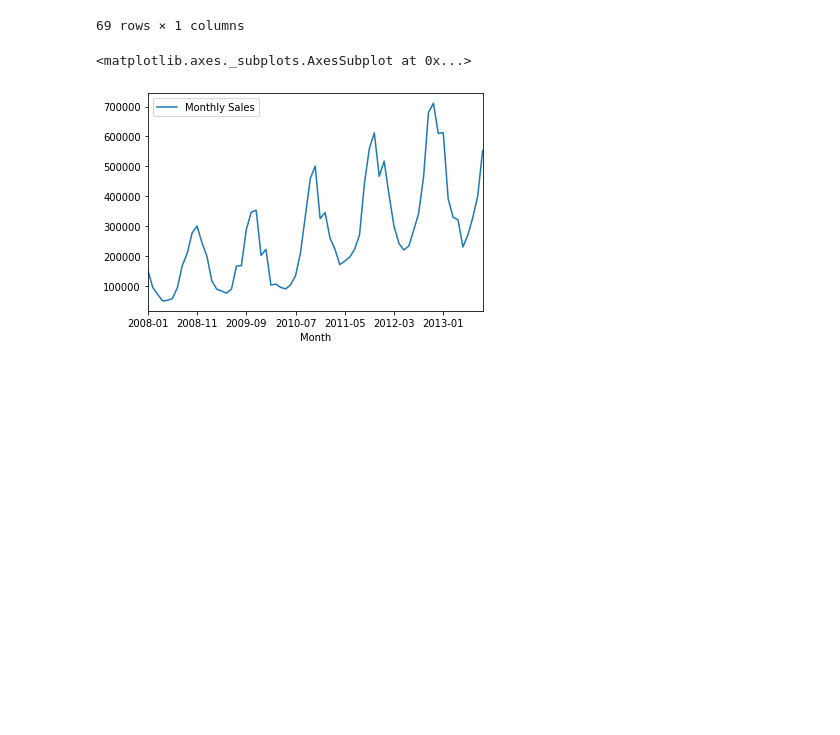
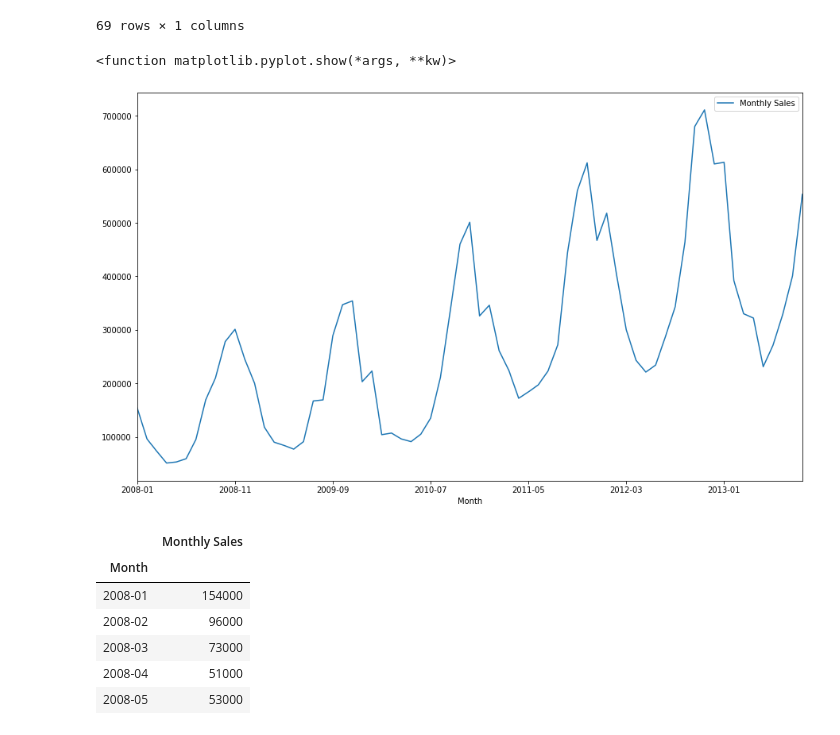
Before and after one commit to felipesembay/Udacity, a Jupyter notebook: Projeto 4 - Séries Temporais/Série Temporal.ipynb, the cells around one changed output. Cells and saved outputs as stored; diff of their text form; code cells hidden in the pictures; blank space fills up the shorter version.

```diff
--- a/Projeto 4 - Séries Temporais/Série Temporal.ipynb
+++ b/Projeto 4 - Séries Temporais/Série Temporal.ipynb
@@ -21,8 +21,19 @@ df
 | 2013-08 | 401000 |
 | 2013-09 | 553000 |
 69 rows × 1 columns
+# %%
+df.plot(figsize=(15, 9))
+plt.show
+# %% [output]
+<function matplotlib.pyplot.show(*args, **kw)>
+[figure, added]
 # %%
-df.plot()
+df.head()
 # %% [output]
-<matplotlib.axes._subplots.AxesSubplot at 0x...>
-[figure, removed]
+|  | Monthly Sales |
+| Month |  |
+| 2008-01 | 154000 |
+| 2008-02 | 96000 |
+| 2008-03 | 73000 |
+| 2008-04 | 51000 |
+| 2008-05 | 53000 |
```
Also changed, not shown: parts of 33 cells of this notebook, 11 other files.
